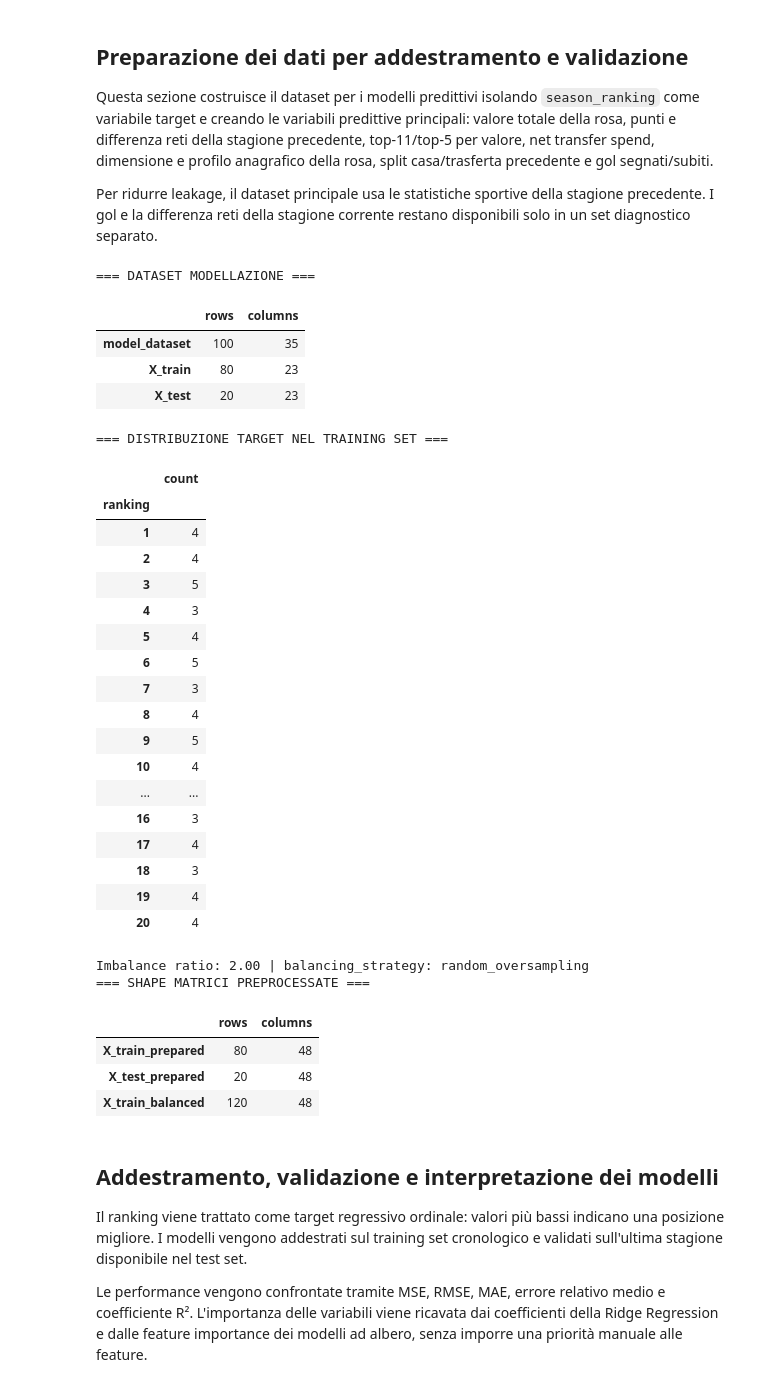
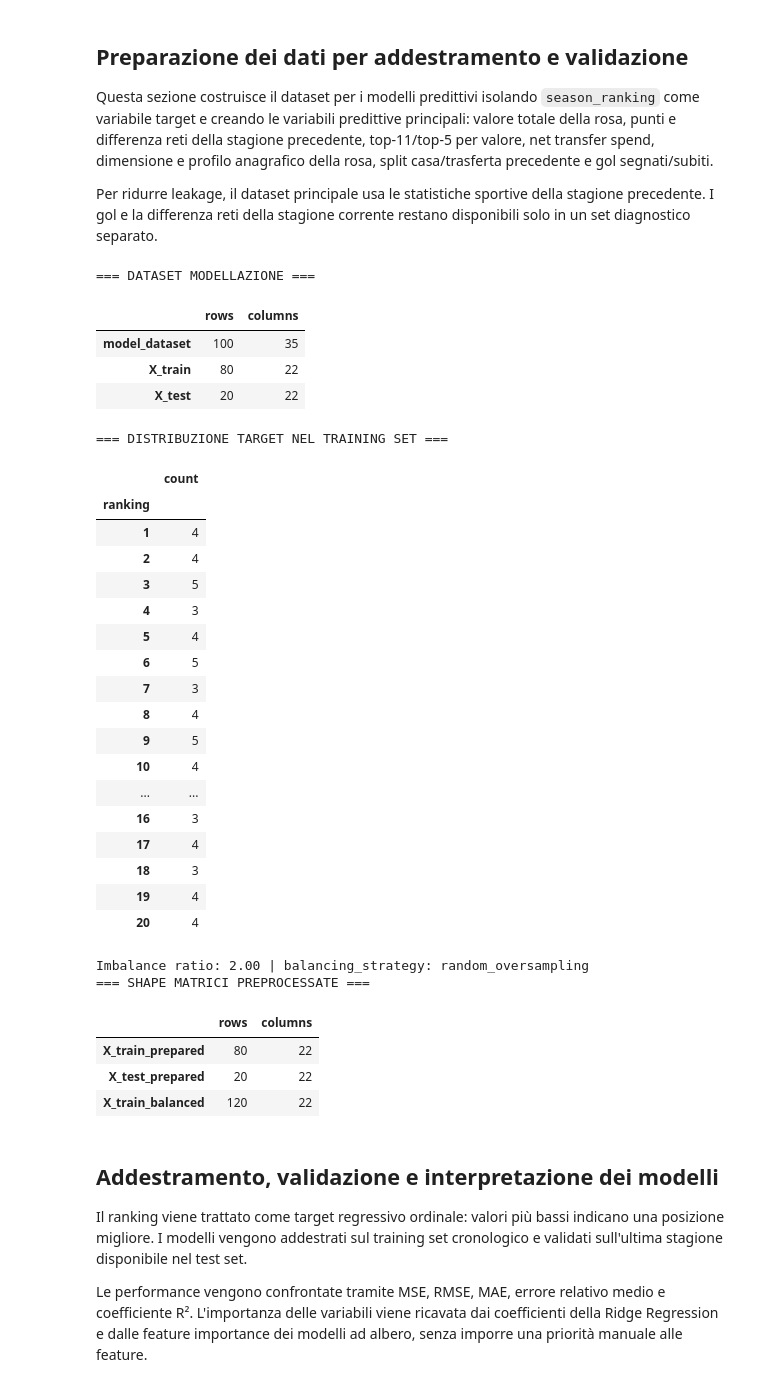
Before and after one commit to burraco04/serieA-Prediction-Model, a Jupyter notebook: notebook.ipynb, the cells around one changed output. Drawn from its saved outputs; the diff is of its cells as text; code cells hidden in the pictures.

```diff
--- a/notebook.ipynb
+++ b/notebook.ipynb
@@ -1104,7 +1104,7 @@ numeric_features = [
     'prior_goals_scored', 'prior_goals_conceded',
     'has_prior_serie_a_season'
 ]
-categorical_features = ['club_name']
+categorical_features = []
 
 diagnostic_numeric_features = numeric_features + ['goals_scored', 'goals_conceded', 'goal_difference']
 model_dataset = model_dataset.dropna(subset=[target]).copy()
@@ -1117,16 +1117,23 @@ X_test = test_df[numeric_features + categorical_features]
 y_train = train_df[target].astype(int)
 y_test = test_df[target].astype(int)
 
-preprocessor = ColumnTransformer(transformers=[
+transformers = [
     ('numeric', Pipeline(steps=[
         ('imputer', SimpleImputer(strategy='median')),
         ('scaler', StandardScaler())
-    ]), numeric_features),
-    ('categorical', Pipeline(steps=[
-        ('imputer', SimpleImputer(strategy='most_frequent')),
-        ('onehot', one_hot_encoder)
-    ]), categorical_features)
-])
+    ]), numeric_features)
+]
+if categorical_features:
+    transformers.append((
+        'categorical',
+        Pipeline(steps=[
+            ('imputer', SimpleImputer(strategy='most_frequent')),
+            ('onehot', one_hot_encoder)
+        ]),
+        categorical_features
+    ))
+
+preprocessor = ColumnTransformer(transformers=transformers)
 
 X_train_prepared = preprocessor.fit_transform(X_train)
 X_test_prepared = preprocessor.transform(X_test)
@@ -1192,38 +1199,38 @@ print('=== SHAPE MATRICI PREPROCESSATE ===')
 display(pd.DataFrame({
     'rows': [X_train_prepared.shape[0], X_test_prepared.shape[0], X_train_balanced.shape[0]],
     'columns': [X_train_prepared.shape[1], X_test_prepared.shape[1], X_train_balanced.shape[1]]
 }, index=['X_train_prepared', 'X_test_prepared', 'X_train_balanced']))
 # %% [output]
 === DATASET MODELLAZIONE ===
 |  | rows | columns |
 | model_dataset | 100 | 35 |
-| X_train | 80 | 23 |
-| X_test | 20 | 23 |
+| X_train | 80 | 22 |
+| X_test | 20 | 22 |
 === DISTRIBUZIONE TARGET NEL TRAINING SET ===
 |  | count |
 | ranking |  |
 | 1 | 4 |
 | 2 | 4 |
 | 3 | 5 |
 | 4 | 3 |
 | 5 | 4 |
 | 6 | 5 |
 | 7 | 3 |
 | 8 | 4 |
 | 9 | 5 |
 | 10 | 4 |
 | ... | ... |
 | 16 | 3 |
 | 17 | 4 |
 | 18 | 3 |
 | 19 | 4 |
 | 20 | 4 |
 Imbalance ratio: 2.00 | balancing_strategy: random_oversampling
 === SHAPE MATRICI PREPROCESSATE ===
 |  | rows | columns |
-| X_train_prepared | 80 | 48 |
-| X_test_prepared | 20 | 48 |
-| X_train_balanced | 120 | 48 |
+| X_train_prepared | 80 | 22 |
+| X_test_prepared | 20 | 22 |
+| X_train_balanced | 120 | 22 |
 # %% [markdown]
 ## Addestramento, validazione e interpretazione dei modelli
 
```
Also changed, not shown: parts of 1 cell of this notebook.
